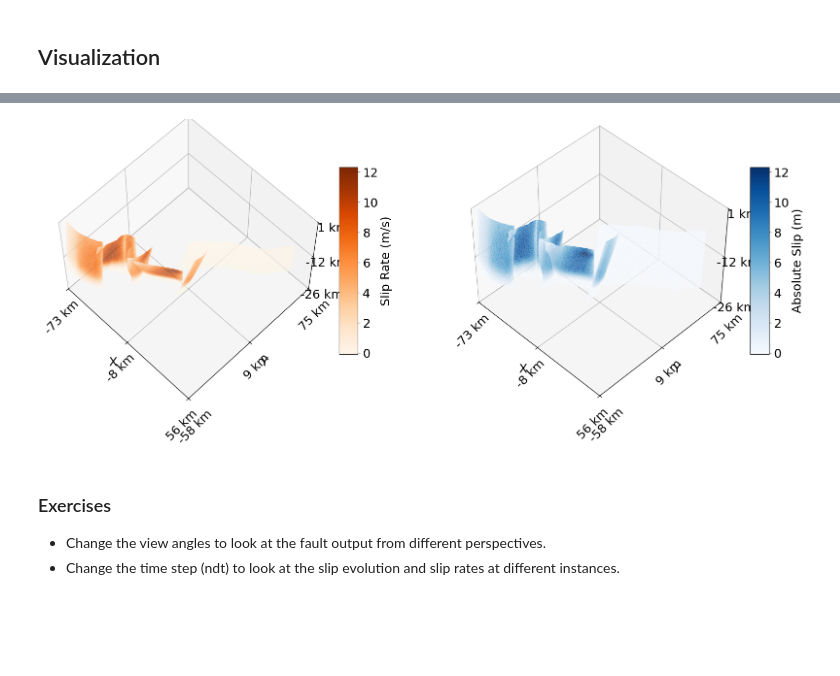
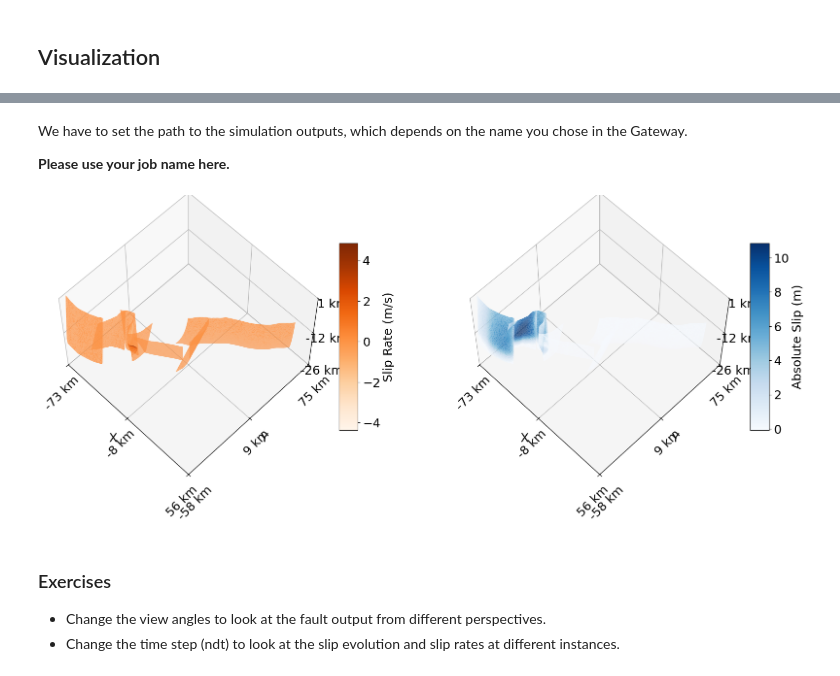
Before and after one commit to SeisSol/Training, a Jupyter notebook: quakeworx/kaikoura/kaikoura_qwx.ipynb, the cells around one changed output, grey strips where cells are left out. Drawn from its saved outputs; the diff is of its cells as text; code cells hidden in the pictures; blank space fills up the shorter version.

Commit message:
smaller visualization updates

```diff
--- a/quakeworx/kaikoura/kaikoura_qwx.ipynb
+++ b/quakeworx/kaikoura/kaikoura_qwx.ipynb
@@ -83,19 +73,26 @@ plt.rcParams['font.size'] = 18
 # Dedicated library for post-processing HDF5 format SeisSol output
 import seissolxdmf as seisx
+# %% [markdown]
+We have to set the path to the simulation outputs, which depends on the name you chose in the Gateway.
+
+**Please use your job name here.**
+# %%
+# Asssuming you job name was "SeisSol_Kaikoura"
+folder = "SeisSol_Kaikoura"
 # %%
 # Load data
-xdmfFilename = "../../{}/output/NZ_LSW-fault.xdmf".format(path) # TBD
+xdmfFilename = "../../../{}/outputs/NZ_LSW-fault.xdmf".format(folder)
 sx = seisx.seissolxdmf(xdmfFilename)
 ndt = sx.ReadNdt() - 1 #sx.ReadNdt() provides the total number of time steps that have been written out
 xyz = sx.ReadGeometry()
 connect = sx.ReadConnect()
 # %%
-ndt = 45
+ndt = 23
 ## Here you can load the physical field that  you want to visualize. We list some of the variables that are often needed.
 ## More can be found here: https://seissol.readthedocs.io/en/latest/fault-output.html
 ## SRs and SRd: Slip rates in along-strike and along-dip directions
 ## T_s, T_d: Shear stress in strike and dip directions, P_n: Normal stress
-variable1 = sx.ReadData('ASl', ndt) #SRs
+variable1 = sx.ReadData('SRs', ndt) #SRs
 variable2 = sx.ReadData('ASl', ndt)
 
 # Define the colormap ranges
@@ -141,36 +140,36 @@ sm1.set_array([])
 cbar1 = plt.colorbar(sm1, ax=ax1, shrink=0.5, aspect=10)
 cbar1.set_label('Slip Rate (m/s)')
 
 # Second subplot: Damage
 ax2 = fig.add_subplot(122, projection='3d')
 variable2_collection = Poly3DCollection(verts, alpha=1.0, facecolor=variable2_colors)
 ax2.add_collection3d(variable2_collection)
 ax2.set_xlim(np.min(xyz[:, 0]), np.max(xyz[:, 0]))
 ax2.set_ylim(np.min(xyz[:, 1]), np.max(xyz[:, 1]))
 ax2.set_zlim(-20e3, 0)
 ax2.set_xlabel('X')
 ax2.set_ylabel('Y')
 ax2.set_zlabel('Z')
 ax2.set_xticks(x_ticks)
 ax2.set_yticks(y_ticks)
 ax2.set_zticks(z_ticks)
 ax2.set_xticklabels([f"{tick/1000:.0f} km" for tick in x_ticks], rotation=45)
 ax2.set_yticklabels([f"{tick/1000:.0f} km" for tick in y_ticks], rotation=45)
 ax2.set_zticklabels([f"{tick/1000:.0f} km" for tick in z_ticks])
 
 sm2 = plt.cm.ScalarMappable(cmap='Blues', norm=variable2_norm)
 sm2.set_array([])
 cbar2 = plt.colorbar(sm2, ax=ax2, shrink=0.5, aspect=10)
 cbar2.set_label('Absolute Slip (m)')
 
 # Adjust view angles
-ax1.view_init(elev=60, azim=-45) #250
-ax2.view_init(elev=45, azim=-45)
+ax1.view_init(elev=60, azim=-45)
+ax2.view_init(elev=60, azim=-45)
 
 #plt.tight_layout()
 plt.show()
 # %% [output]
-[figure, old version]
+[figure, new version]
 # %% [markdown]
 ### Exercises
 
```
Also changed, not shown: parts of 12 cells of this notebook, 1 other file.
